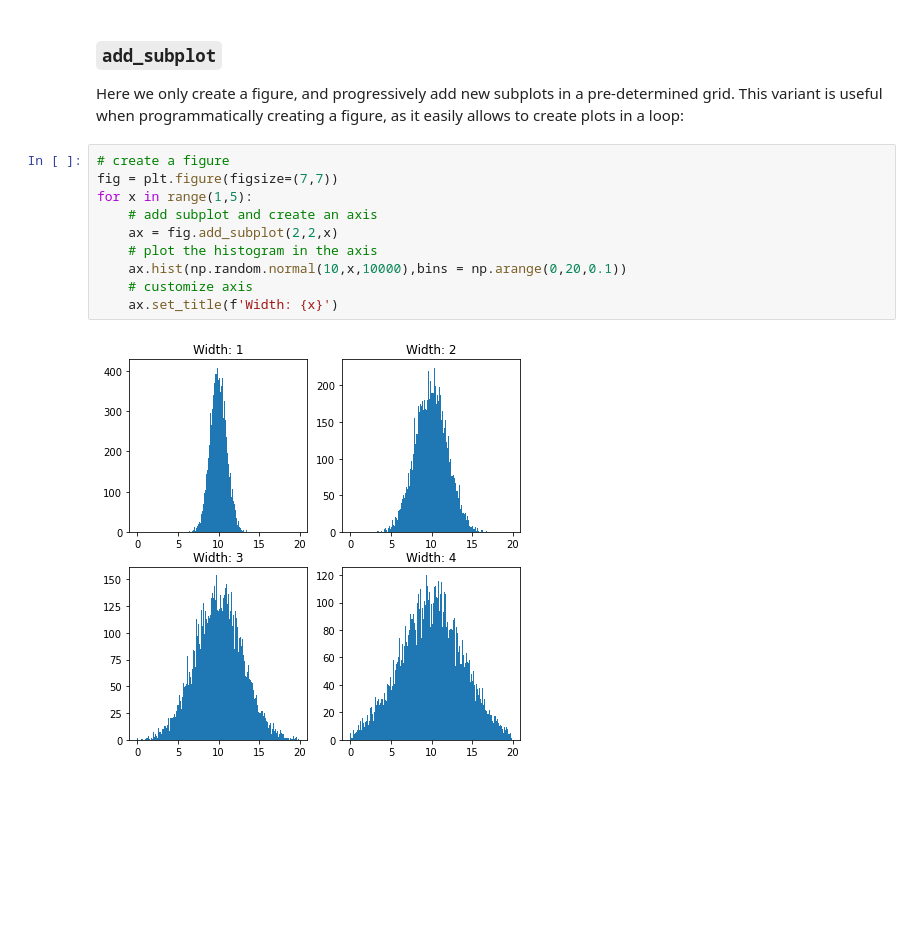
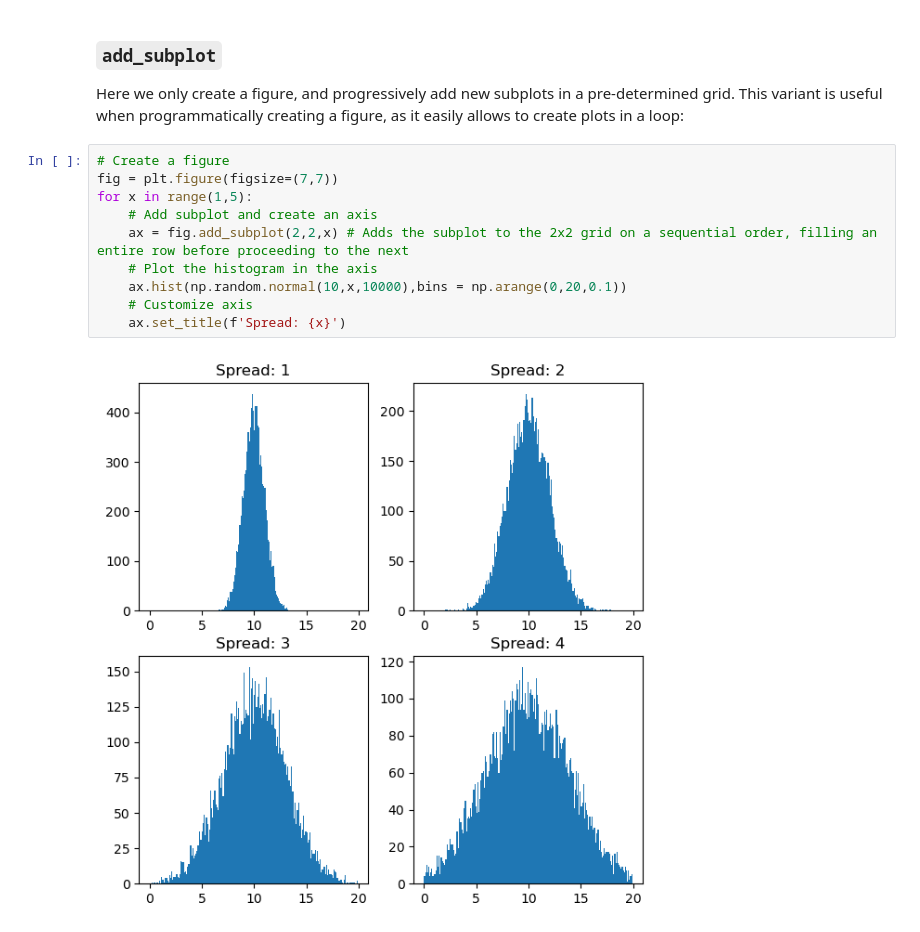
Before and after one commit to guiwitz/neubias_academy_biapy, a Jupyter notebook: 03-Matplotlib_images.ipynb, the cells around one changed output. Cells and saved outputs as stored; diff of their text form; blank space fills up the shorter version.

```diff
--- a/03-Matplotlib_images.ipynb
+++ b/03-Matplotlib_images.ipynb
@@ -166,14 +172,14 @@ ax[1,1].set_title('combination');
 
 Here we only create a figure, and progressively add new subplots in a pre-determined grid. This variant is useful when programmatically creating a figure, as it easily allows to create plots in a loop:
 # %%
-# create a figure
+# Create a figure
 fig = plt.figure(figsize=(7,7))
 for x in range(1,5):
-    # add subplot and create an axis
-    ax = fig.add_subplot(2,2,x)
-    # plot the histogram in the axis
+    # Add subplot and create an axis
+    ax = fig.add_subplot(2,2,x) # Adds the subplot to the 2x2 grid on a sequential order, filling an entire row before proceeding to the next
+    # Plot the histogram in the axis
     ax.hist(np.random.normal(10,x,10000),bins = np.arange(0,20,0.1))
-    # customize axis
-    ax.set_title(f'Width: {x}')
+    # Customize axis
+    ax.set_title(f'Spread: {x}')
 # %% [output]
-[figure, old version]
+[figure, new version]
```
Also changed, not shown: parts of 16 cells of this notebook.
